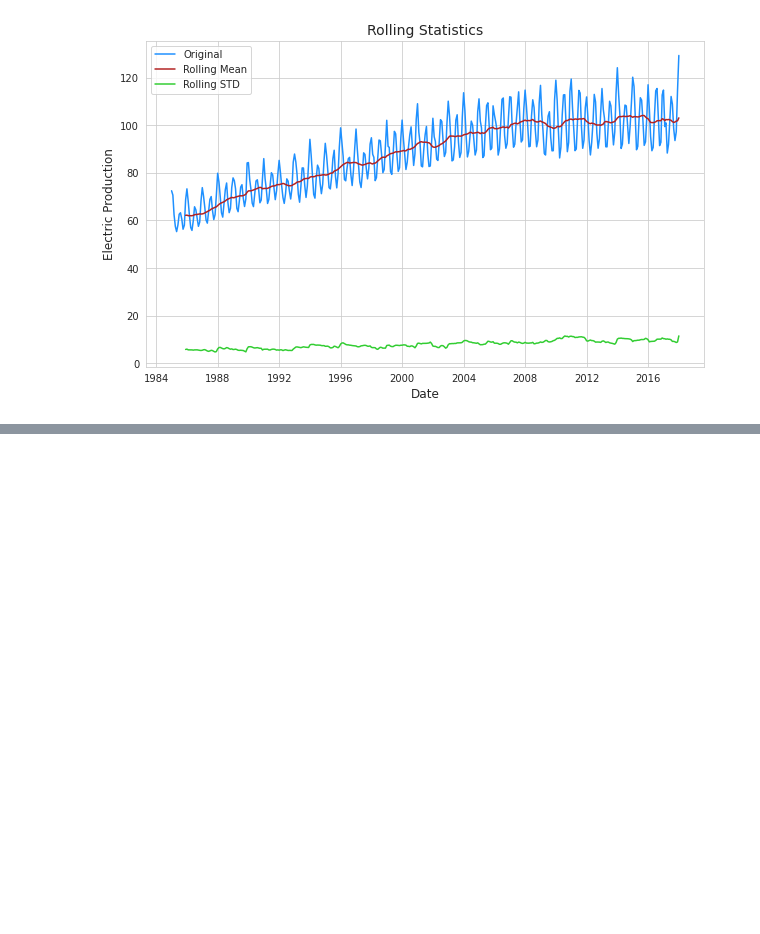
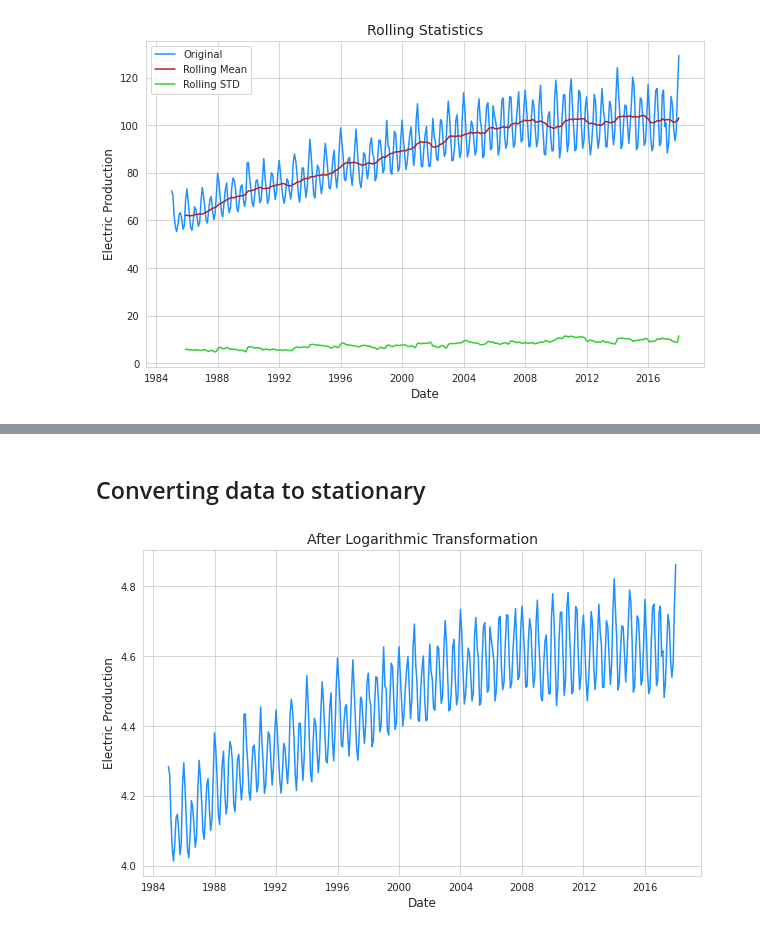
Before and after one commit to TonyGlimm/Electricity-Production-Forecasting, a Jupyter notebook: Electricity_Production_Forecasting.ipynb, the cells around one changed output, grey strips where cells are left out. Saved outputs shown, nothing was run; the diff lists cells and outputs as text; code cells hidden in the pictures; blank space fills up the shorter version.

```diff
--- a/Electricity_Production_Forecasting.ipynb
+++ b/Electricity_Production_Forecasting.ipynb
@@ -57,0 +165,16 @@ plt.show()
+# %% [markdown]
+## Converting data to stationary
+# %%
+## logarithmich transformation with box-cox
+# The Box-Cox transform is a configurable data transform method that supports both square root and log transform, as well as a suite of related transforms.
+from scipy.stats import boxcox
+df_log_scaled =df
+df_log_scaled['amount'] = boxcox(df_log_scaled['amount'],lmbda=0.0)
+plt.figure(figsize = (10,6))
+plt.plot(df_log_scaled, color ='dodgerblue')
+plt.xlabel('Date', size =12)
+plt.ylabel('Electric Production', size=12)
+plt.title('After Logarithmic Transformation', size =14)
+plt.show()
+# %% [output]
+[figure, added]
```
Also changed, not shown: parts of 31 cells of this notebook.
